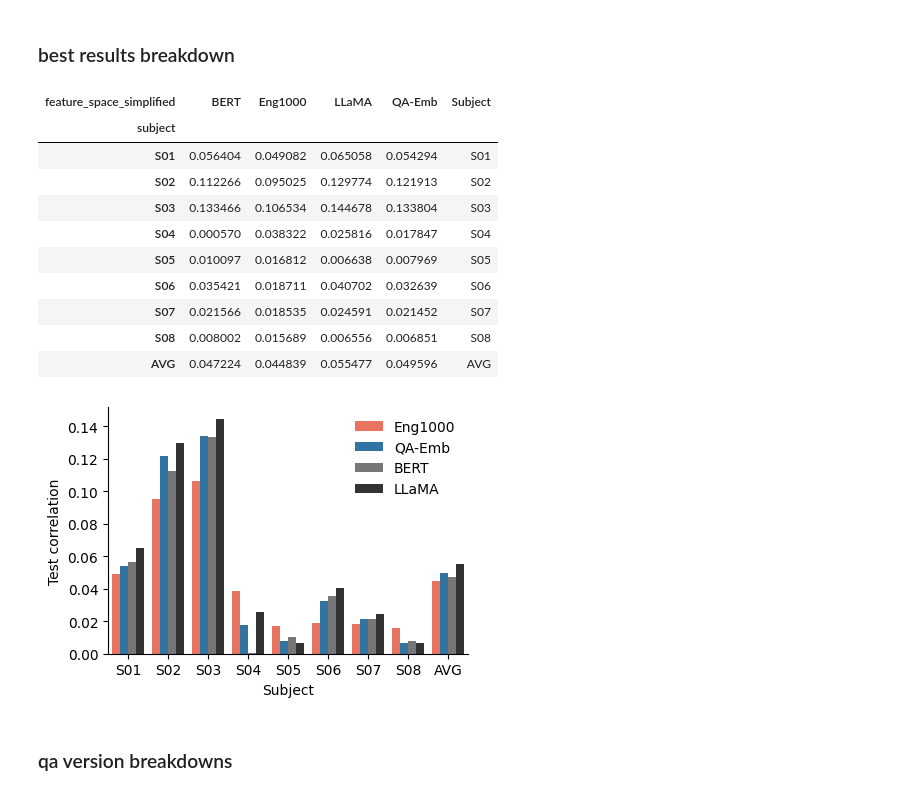
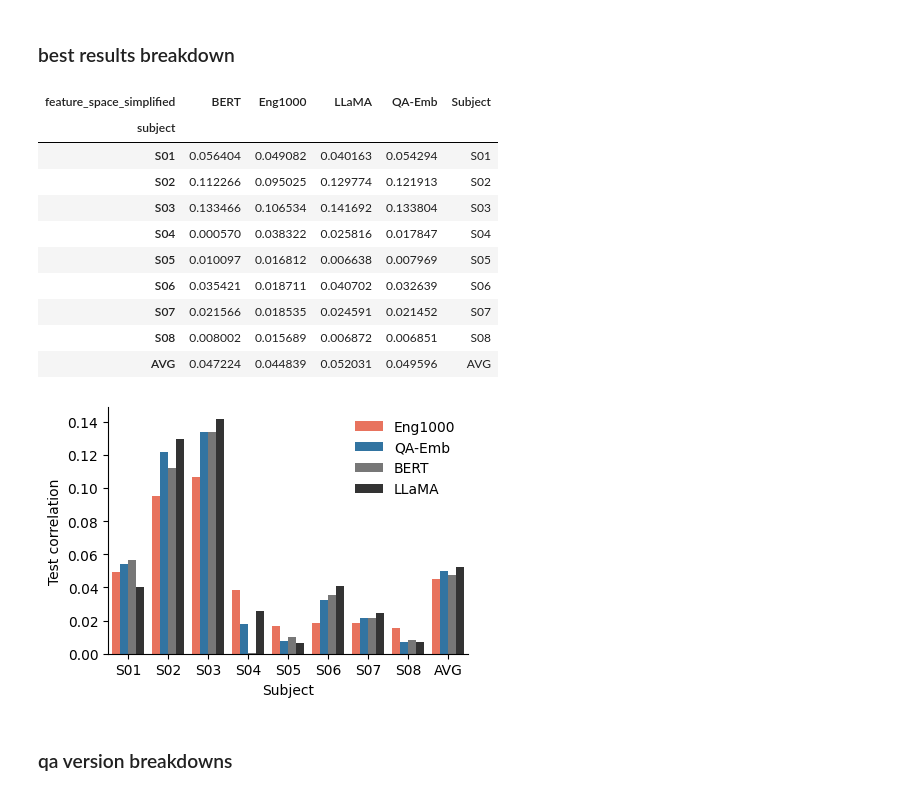
Before and after one commit to csinva/fmri, a Jupyter notebook: notebooks/01_main_curves.ipynb, the cells around one changed output. Saved outputs shown, nothing was run; the diff lists cells and outputs as text; code cells hidden in the pictures.

```diff
--- a/notebooks/01_main_curves.ipynb
+++ b/notebooks/01_main_curves.ipynb
@@ -54,7 +52,8 @@ d = d[~((d.feature_space == 'qa_embedder') &
         (d.qa_embedding_model != 'ensemble1'))]
 d = d[~((d.feature_space == 'qa_embedder') &
         (d.ndelays != 8))]
-# d = d[~((d.feature_space.str.contains('llama')) & (d.ndelays != 4))]
+d = d[~((d.feature_space.str.contains('llama')) & (d.ndelays != 4))]
+# d = d[~((d.feature_space.str.contains('bert')) & (d.ndelays != 4))]
 d = d[d.pc_components == 100]
 
 d = d.sort_values(
@@ -74,38 +73,38 @@ tab.loc['AVG'] = tab.mean()
 tab['Subject'] = tab.index.str.replace('UT', '')
 # rename stuf
 tab.columns = tab.columns.map(viz.feature_space_rename)
 display(tab)
 
 plot_data = tab.melt(id_vars='Subject',
                      var_name='feature_space_simplified', value_name='corrs_test_mean')
 # fig, ax = plt.subplots(figsize=(4, 3))
 plt.figure(figsize=(4.5, 3.2))
 sns.barplot(
     plot_data, x='Subject', y='corrs_test_mean',
     hue='feature_space_simplified',
     hue_order=[
         'Eng1000', 'QA-Emb', 'BERT', 'LLaMA'],
     palette=['tomato', 'C0', '#777', '#333'])  # blues: '#52aae7', 'C0', '#004481'
 # move legend outside
 plt.legend(frameon=False)  # , bbox_to_anchor=(0.75, 1.2))
 plt.ylabel('Test correlation')
 # plt.ylim((0.05, 0.15))
 plt.tight_layout()
 plt.savefig('../figs/corr_best.pdf', bbox_inches='tight')
 plt.show()
 # %% [output]
 | feature_space_simplified | BERT | Eng1000 | LLaMA | QA-Emb | Subject |
 | subject |  |  |  |  |  |
-| S01 | 0.056404 | 0.049082 | 0.065058 | 0.054294 | S01 |
+| S01 | 0.056404 | 0.049082 | 0.040163 | 0.054294 | S01 |
 | S02 | 0.112266 | 0.095025 | 0.129774 | 0.121913 | S02 |
-| S03 | 0.133466 | 0.106534 | 0.144678 | 0.133804 | S03 |
+| S03 | 0.133466 | 0.106534 | 0.141692 | 0.133804 | S03 |
 | S04 | 0.000570 | 0.038322 | 0.025816 | 0.017847 | S04 |
 | S05 | 0.010097 | 0.016812 | 0.006638 | 0.007969 | S05 |
 | S06 | 0.035421 | 0.018711 | 0.040702 | 0.032639 | S06 |
 | S07 | 0.021566 | 0.018535 | 0.024591 | 0.021452 | S07 |
-| S08 | 0.008002 | 0.015689 | 0.006556 | 0.006851 | S08 |
-| AVG | 0.047224 | 0.044839 | 0.055477 | 0.049596 | AVG |
+| S08 | 0.008002 | 0.015689 | 0.006872 | 0.006851 | S08 |
+| AVG | 0.047224 | 0.044839 | 0.052031 | 0.049596 | AVG |
-[figure, old version]
+[figure, new version]
 # %%
 # t = tab.round(3)[['QA-Emb', 'QA-Emb (distill)',
 #                   'QA-Emb (distill logits)', 'Eng1000']].astype(str)
```
Also changed, not shown: parts of 4 cells of this notebook, 5 other files.
